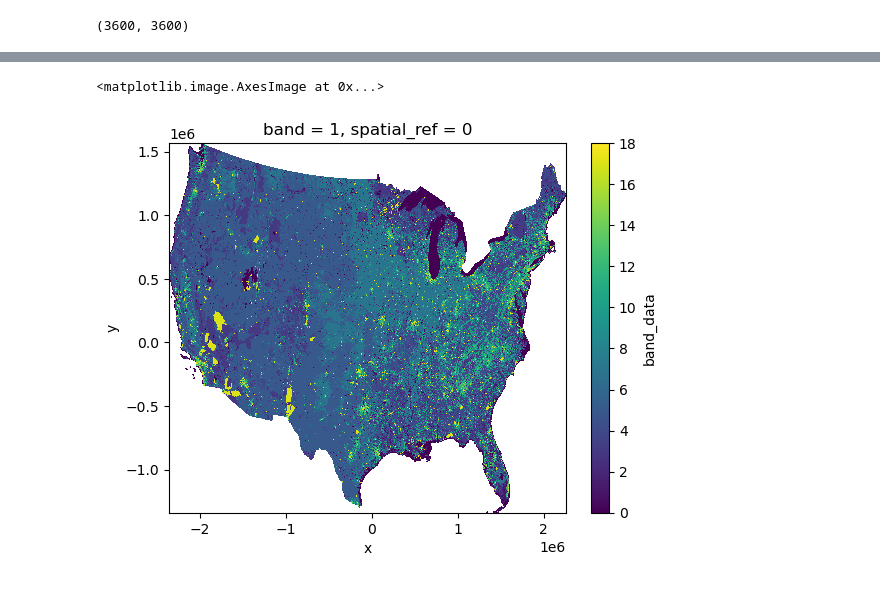
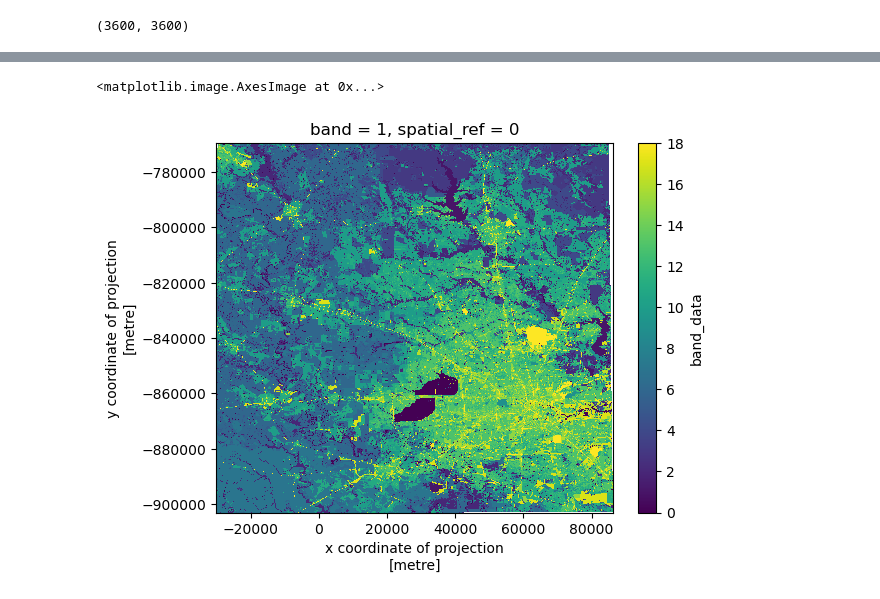
Before and after one commit to cmh17/smap_hb, a Jupyter notebook: scripts/data_check.ipynb, the cells around one changed output, grey strips where cells are left out. Cells and saved outputs as stored; diff of their text form; code cells hidden in the pictures.

```diff
--- a/scripts/data_check.ipynb
+++ b/scripts/data_check.ipynb
@@ -503,0 +517,12 @@ iclus = iclus.rio.write_crs("ESRI:102003")
+# %%
+# Load SMAP data to match projection to
+smap_raster = xr.open_dataarray(f"{workspace}/data/daily/2015-04-01/SMAPHB_SM_2015-04-01.nc")
+
+
+smap_raster = smap_raster.rename({'lon': 'x', 'lat': 'y'})  # Ensure spatial dimensions
+smap_raster = smap_raster.rio.set_spatial_dims(x_dim='x', y_dim='y')
+print(smap_raster)
+
+# In order to make reprojection possible, first clip ICLUS to a more manageable size
+buffered_study_area = gpd.read_file(f'{workspace}/data/huc10/centroid_buffered_bounding_box.shp')
+print(buffered_study_area.geometry)
@@ -503,0 +539,8 @@ iclus = iclus.rio.write_crs("ESRI:102003")
+# %%
+# Clip with the GeoDataFrame
+try:
+    iclus_clipped = iclus.rio.clip(buffered_study_area.geometry.values, crs=buffered_study_area.crs)
+except Exception as e:
+    print("Clipping failed:", e)
+
+print(iclus_clipped)
@@ -504,5 +565,5 @@ iclus = iclus.rio.write_crs("ESRI:102003")
 # %%
-iclus.isel(band=0).plot.imshow()
+iclus_clipped.isel(band=0).plot.imshow()
 # %% [output]
 <matplotlib.image.AxesImage at 0x...>
-[figure, old version]
+[figure, new version]
```
Also changed, not shown: parts of 9 cells of this notebook, 6 other files.
